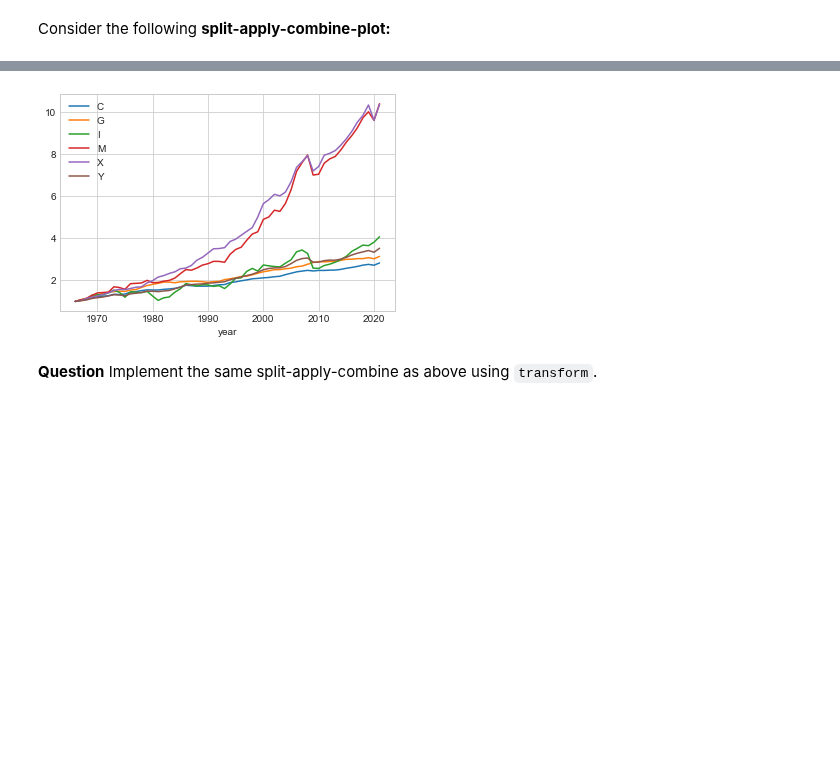
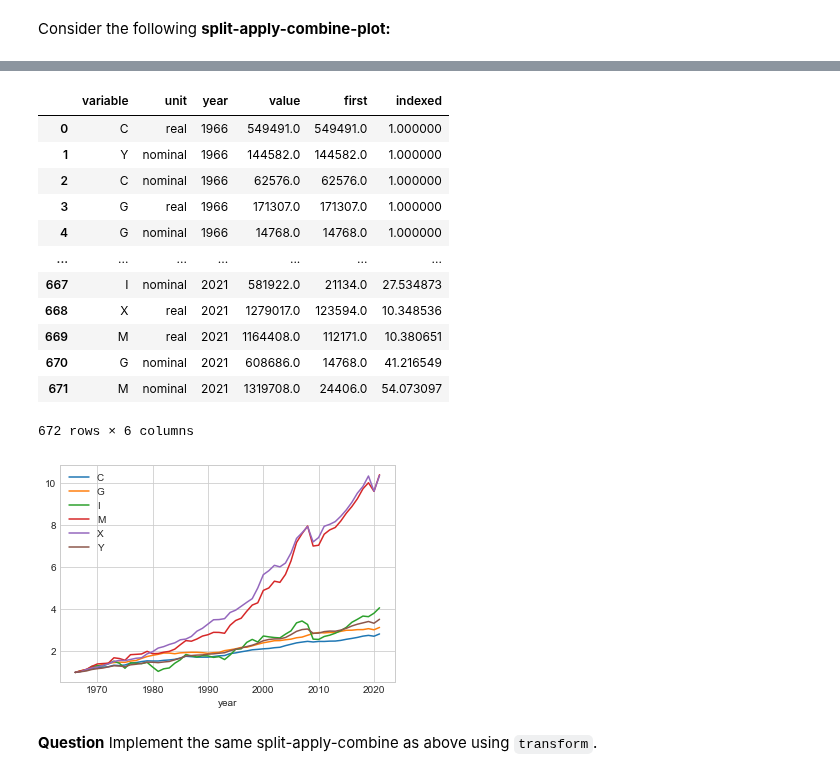
Before and after one commit to KamilPan/PS, a Jupyter notebook: PS4/problem_set_4.ipynb, the cells around one changed output, grey strips where cells are left out. Cells and saved outputs as stored; diff of their text form; code cells hidden in the pictures; blank space fills up the shorter version.

```diff
--- a/PS4/problem_set_4.ipynb
+++ b/PS4/problem_set_4.ipynb
@@ -83,7 +83,7 @@ for key,value in var_dict.items():
 nah1 = nah1[I] ''' # another way to do this
 
 I = nah1['variable'].isin(var_dict.values())
-nah1 = nah1[I]
+nah1 = nah1.loc[I]
 nah1.value = nah1.value.astype('float')  # convert values to numeric
 nah1
 # %% [output]
@@ -212,25 +227,39 @@ nah1_true = nah1_true.sort_values(by=['year'], ascending = True)
 # %%
 # a. split
 nah1_true_grouped = nah1_true.groupby(['variable','unit'])
-nah1_true_grouped_first = nah1_true_grouped.value.first()
-nah1_true_grouped_first.name = 'first'
+nah1_true_grouped_first = nah1_true_grouped.value.first() # takes the first value in the group and creates a data series
+nah1_true_grouped_first.name = 'first'  # we give the series a name, necesarry for join
 
 # b. apply
 nah1_true.set_index(['variable','unit','year'],inplace=True)
 nah1_true = nah1_true.join(nah1_true_grouped_first,how='left',on=['variable','unit'])
 nah1_true.reset_index(inplace=True)
 
 # c. combine
 nah1_true['indexed'] = nah1_true['value']/nah1_true['first']
 
 # d. plot
 def plot(df):
     df_indexed = df.set_index('year')
     I = df_indexed.unit == 'real'
     df_indexed[I].groupby(['variable'])['indexed'].plot(legend=True);
 
 plot(nah1_true)
+nah1_true
 # %% [output]
+|  | variable | unit | year | value | first | indexed |
+| 0 | C | real | 1966 | 549491.0 | 549491.0 | 1.000000 |
+| 1 | Y | nominal | 1966 | 144582.0 | 144582.0 | 1.000000 |
+| 2 | C | nominal | 1966 | 62576.0 | 62576.0 | 1.000000 |
+| 3 | G | real | 1966 | 171307.0 | 171307.0 | 1.000000 |
+| 4 | G | nominal | 1966 | 14768.0 | 14768.0 | 1.000000 |
+| ... | ... | ... | ... | ... | ... | ... |
+| 667 | I | nominal | 2021 | 581922.0 | 21134.0 | 27.534873 |
+| 668 | X | real | 2021 | 1279017.0 | 123594.0 | 10.348536 |
+| 669 | M | real | 2021 | 1164408.0 | 112171.0 | 10.380651 |
+| 670 | G | nominal | 2021 | 608686.0 | 14768.0 | 41.216549 |
+| 671 | M | nominal | 2021 | 1319708.0 | 24406.0 | 54.073097 |
+672 rows × 6 columns
 [figure]
 # %% [markdown]
 **Question** Implement the same split-apply-combine as above using `transform`.
```
Also changed, not shown: parts of 7 cells of this notebook.
